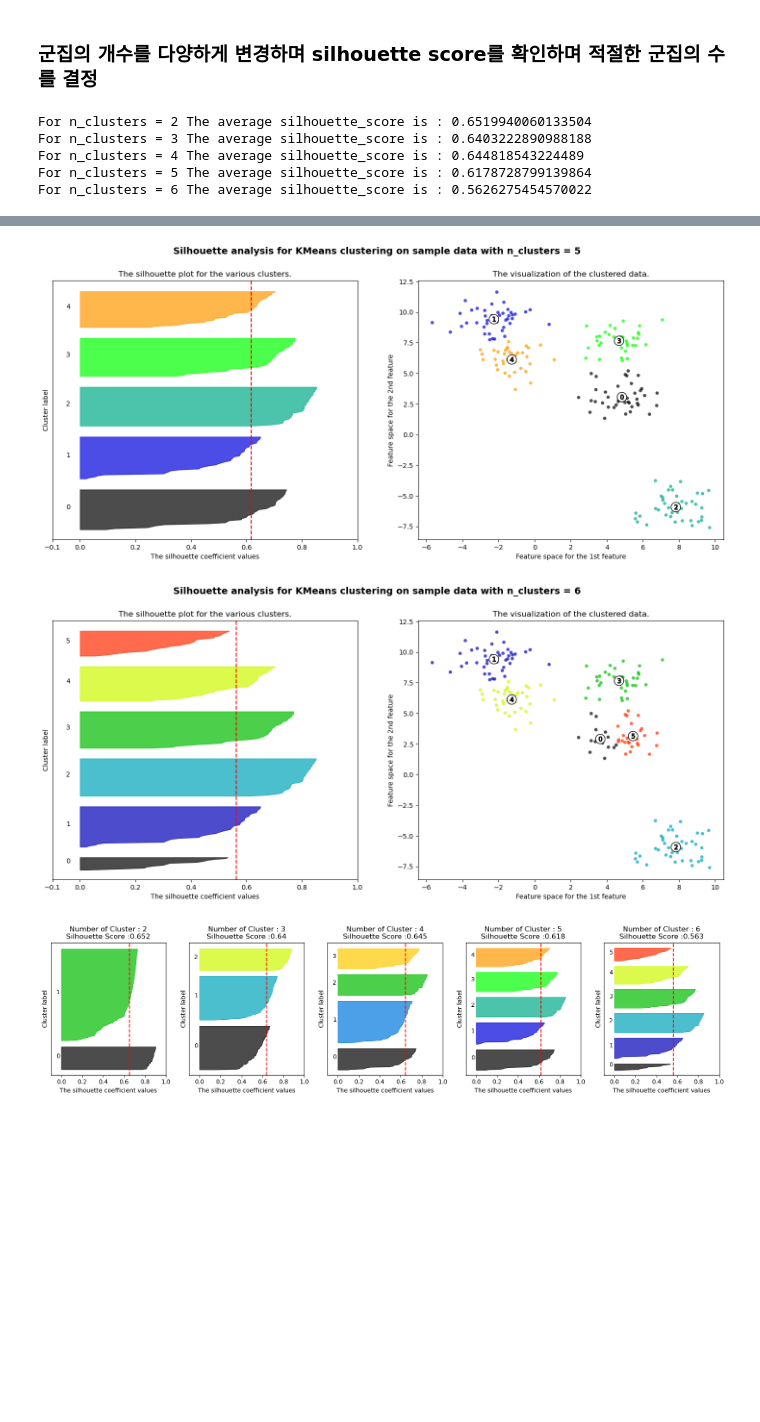
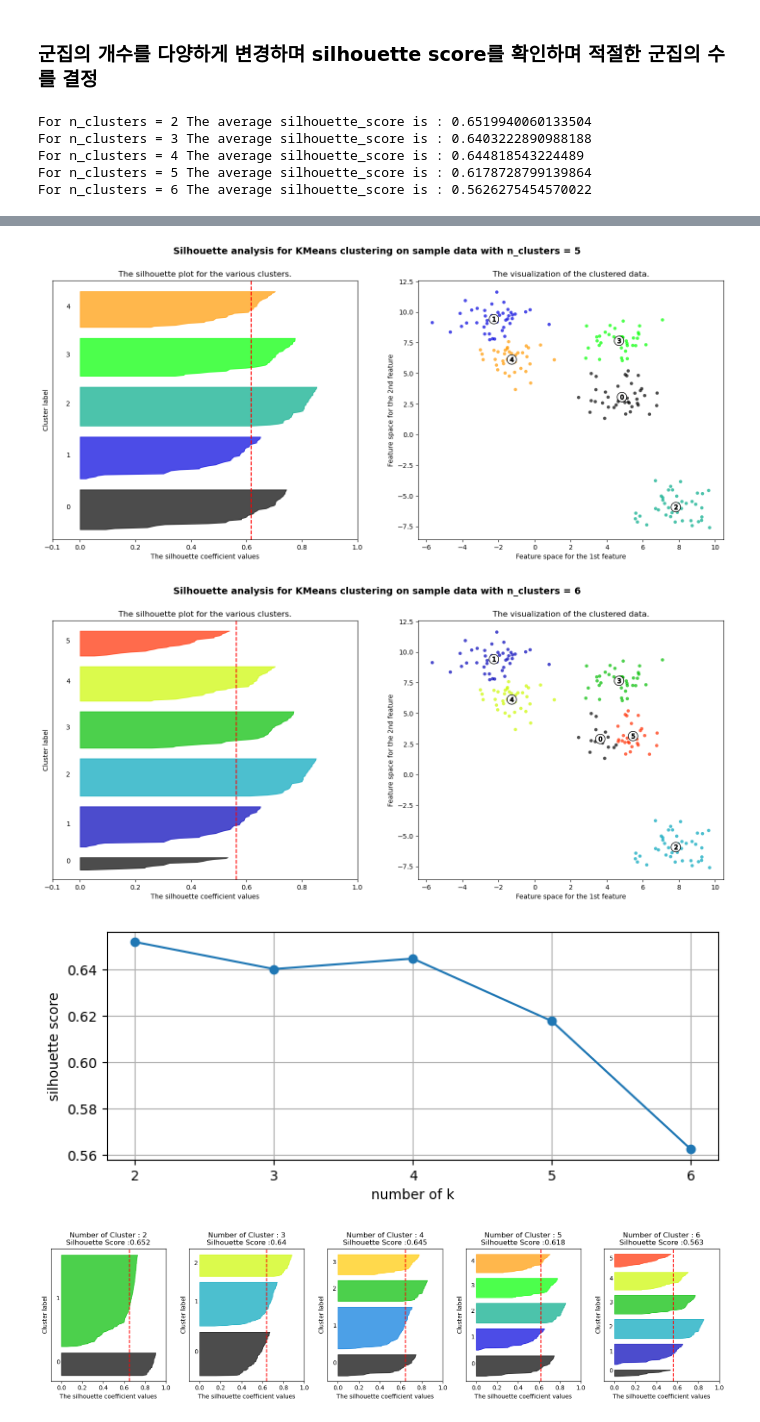
Before and after one commit to bjpark-forest/2023-1-Intro_ML, a Jupyter notebook: KMeans/군집(Clustering) - KMeans_silhouette.ipynb, the cells around one changed output, grey strips where cells are left out. Drawn from its saved outputs; the diff is of its cells as text; code cells hidden in the pictures; blank space fills up the shorter version.

```diff
--- a/KMeans/군집(Clustering) - KMeans_silhouette.ipynb
+++ b/KMeans/군집(Clustering) - KMeans_silhouette.ipynb
@@ -314,6 +325,7 @@ For n_clusters = 5 The average silhouette_score is : 0.6178728799139864
 ### 군집의 개수를 다양하게 변경하며 silhouette score를 확인하며 적절한 군집의 수를 결정
 # %%
 k_list = [ 2, 3, 4, 5, 6]
+n_silhouette_scores =[]
 
 for n_clusters in k_list:
     # 화면에 두 개의 그래프를 그리기 위해 영역 나누기(그림1, 그림2)
@@ -332,6 +344,7 @@ for n_clusters in k_list:
 
     # 전체 데이터 샘플의 실루엣 스코어 평균을 구함
     silhouette_avg = silhouette_score(X, cluster_labels)
+    n_silhouette_scores.append(silhouette_avg)
     print(
         "For n_clusters =",
         n_clusters,
@@ -401,33 +414,44 @@ for n_clusters in k_list:
         edgecolor="k",
     )
     # 흰색 동그라미 위에 군집 번호 표시
     for i, c in enumerate(centers):
         ax2.scatter(c[0], c[1], marker="$%d$" % i, alpha=1, s=50, edgecolor="k")
 
 
     ax2.set_title("The visualization of the clustered data.")
     ax2.set_xlabel("Feature space for the 1st feature")
     ax2.set_ylabel("Feature space for the 2nd feature")
 
     plt.suptitle(
         "Silhouette analysis for KMeans clustering on sample data with n_clusters = %d"
         % n_clusters,
         fontsize=14,
         fontweight="bold",
     )
 
 plt.show()
+
+#  군집의 개수에 따른 실루엣 스코어 시각화
+plt.figure(figsize=(8, 3))
+plt.plot(k_list, n_silhouette_scores, marker='o')
+plt.xticks(k_list)
+plt.grid()
+plt.xlabel('number of k')
+plt.ylabel('silhouette score')
+#plt.figure(figsze=(10, 5))
+plt.show()
 # %% [output]
 For n_clusters = 2 The average silhouette_score is : 0.6519940060133504
 For n_clusters = 3 The average silhouette_score is : 0.6403222890988188
 For n_clusters = 4 The average silhouette_score is : 0.644818543224489
 For n_clusters = 5 The average silhouette_score is : 0.6178728799139864
 For n_clusters = 6 The average silhouette_score is : 0.5626275454570022
 [figure]
 [figure]
 [figure]
 [figure]
 [figure]
+[figure, added]
 # %%
 ### 여러 개의 군집 개수를 매개변수로 입력 받아 각각의 실루엣 계수를 면적으로 시각화한 함수 작성
 def show_silhouette(k_list, X_features):
```
Also changed, not shown: parts of 5 cells of this notebook.
